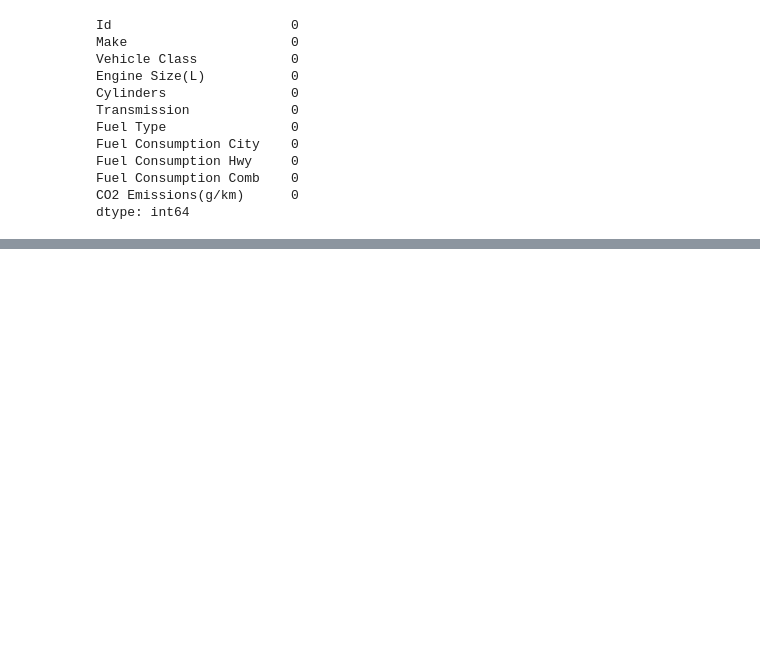
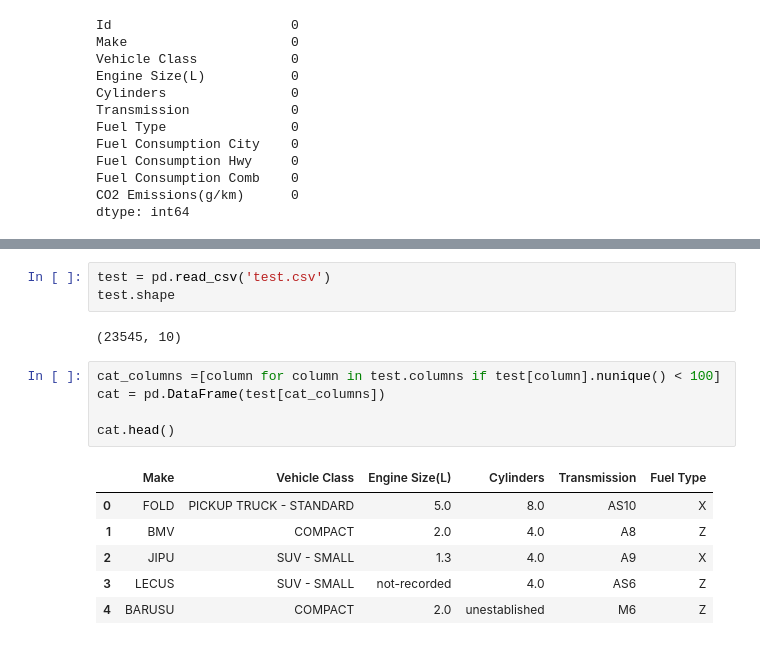
Before and after one commit to Three-Pandas/Data-Slayer, a Jupyter notebook: Together Notebooks/Notebook Three Pandas-XGBOOST.ipynb, the cells around one changed output, grey strips where cells are left out. Saved outputs shown, nothing was run; the diff lists cells and outputs as text; blank space fills up the shorter version.

```diff
--- a/Together Notebooks/Notebook Three Pandas-XGBOOST.ipynb
+++ b/Together Notebooks/Notebook Three Pandas-XGBOOST.ipynb
@@ -568,0 +618,17 @@ dtype: int64
+# %%
+test = pd.read_csv('test.csv')
+test.shape
+# %% [output]
+(23545, 10)
+# %%
+cat_columns =[column for column in test.columns if test[column].nunique() < 100]
+cat = pd.DataFrame(test[cat_columns])
+
+cat.head()
+# %% [output]
+|  | Make | Vehicle Class | Engine Size(L) | Cylinders | Transmission | Fuel Type |
+| 0 | FOLD | PICKUP TRUCK - STANDARD | 5.0 | 8.0 | AS10 | X |
+| 1 | BMV | COMPACT | 2.0 | 4.0 | A8 | Z |
+| 2 | JIPU | SUV - SMALL | 1.3 | 4.0 | A9 | X |
+| 3 | LECUS | SUV - SMALL | not-recorded | 4.0 | AS6 | Z |
+| 4 | BARUSU | COMPACT | 2.0 | unestablished | M6 | Z |
```
Also changed, not shown: parts of 50 cells of this notebook.
